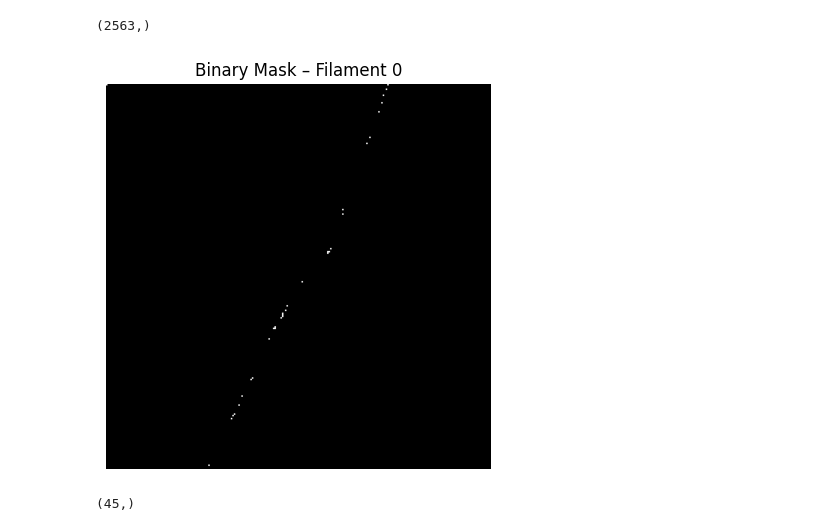
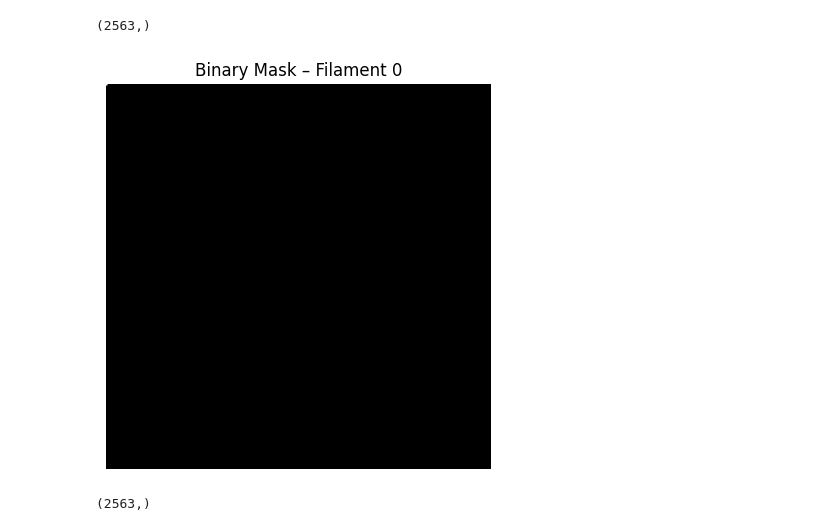
Before and after one commit to elena-andreini/TriesteItalyChapter_PlasticDebrisDetection, a Jupyter notebook: task2-data-collection/tensorflow_Mediterranean_Sentinel_2_by_Nouri.ipynb, the cells around one changed output. Cells and saved outputs as stored; diff of their text form; code cells hidden in the pictures.

```diff
--- a/task2-data-collection/tensorflow_Mediterranean_Sentinel_2_by_Nouri.ipynb
+++ b/task2-data-collection/tensorflow_Mediterranean_Sentinel_2_by_Nouri.ipynb
@@ -234,39 +305,39 @@ center_y = dataset['y_centroid'].values[0]
 
 # Create an empty binary mask (all zeros)
 mask = np.zeros((canvas_size, canvas_size), dtype=np.uint8)
 
 # # Extract pixel coordinates and replace NaNs with 0
 # pixels_x = np.nan_to_num(dataset['pixel_x'].values, nan=0)
 # pixels_y = np.nan_to_num(dataset['pixel_y'].values, nan=0)
 
-pixels_x = dataset['pixel_x'].values[0]
-pixels_y = dataset['pixel_y'].values[0]
+pixels_x = dataset['pixel_x'].values[3]
+pixels_y = dataset['pixel_y'].values[3]
 
 # Remove invalid pixel values (where pixel_x == -999)
 valid_mask = pixels_x != -999
 pixels_x, pixels_y = pixels_x[valid_mask], pixels_y[valid_mask]
 
 # Offset coordinates to center the mask on the filament
 rel_x = np.round(pixels_x - center_x + canvas_size // 2).astype(int)
 rel_y = np.round(pixels_y - center_y + canvas_size // 2).astype(int)
 
 # Ensure all pixel indices are within the valid range (inside the canvas)
 valid_indices = (0 <= rel_x) & (rel_x < canvas_size) & (0 <= rel_y) & (rel_y < canvas_size)
 
 # Set valid pixel locations to 1 in the binary mask
 mask[rel_y[valid_indices], rel_x[valid_indices]] = 1
 
 # Display the binary mask
 plt.figure(figsize=(5, 5))
 plt.imshow(mask, cmap='gray')
 plt.title("Binary Mask – Filament 0")
 plt.axis('off')
 plt.show()
 # %% [output]
-[figure, old version]
+[figure, new version]
 # %%
 valid_mask = pixels_x != -999
 pixels_x, pixels_y = pixels_x[valid_mask], pixels_y[valid_mask]
 pixels_x.shape
 # %% [output]
-(45,)
+(2563,)
```
Also changed, not shown: parts of 10 cells of this notebook, 3 other files.
